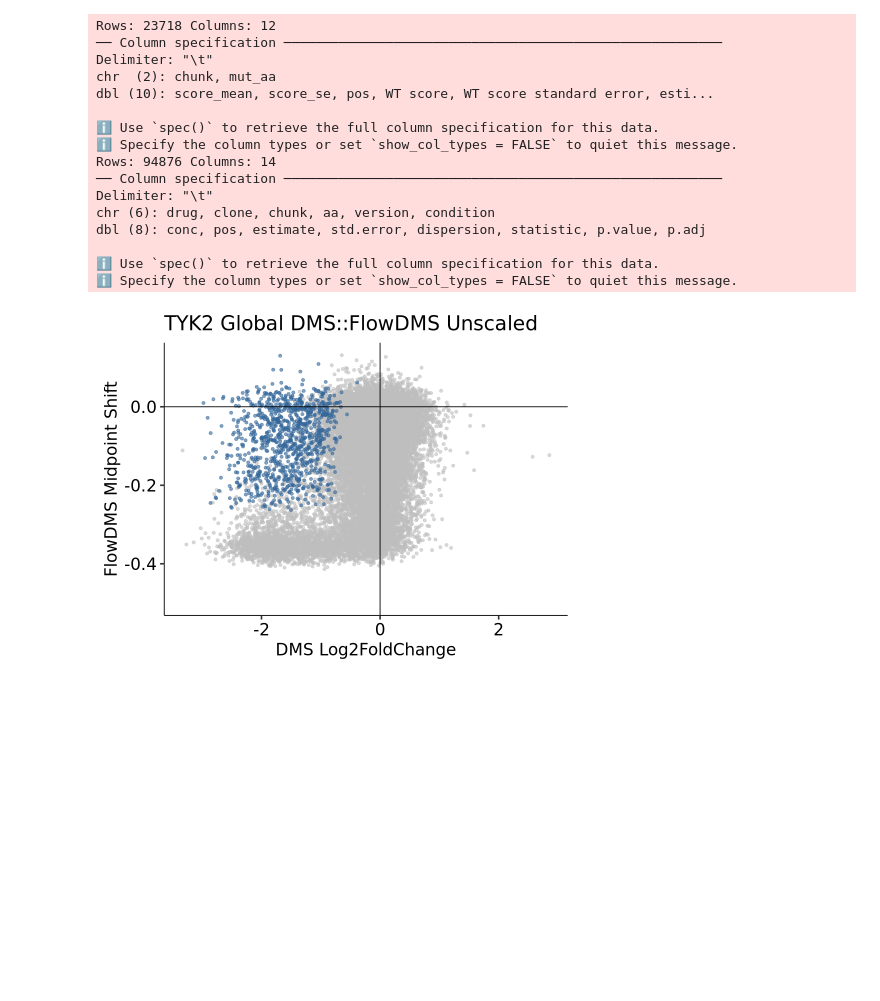
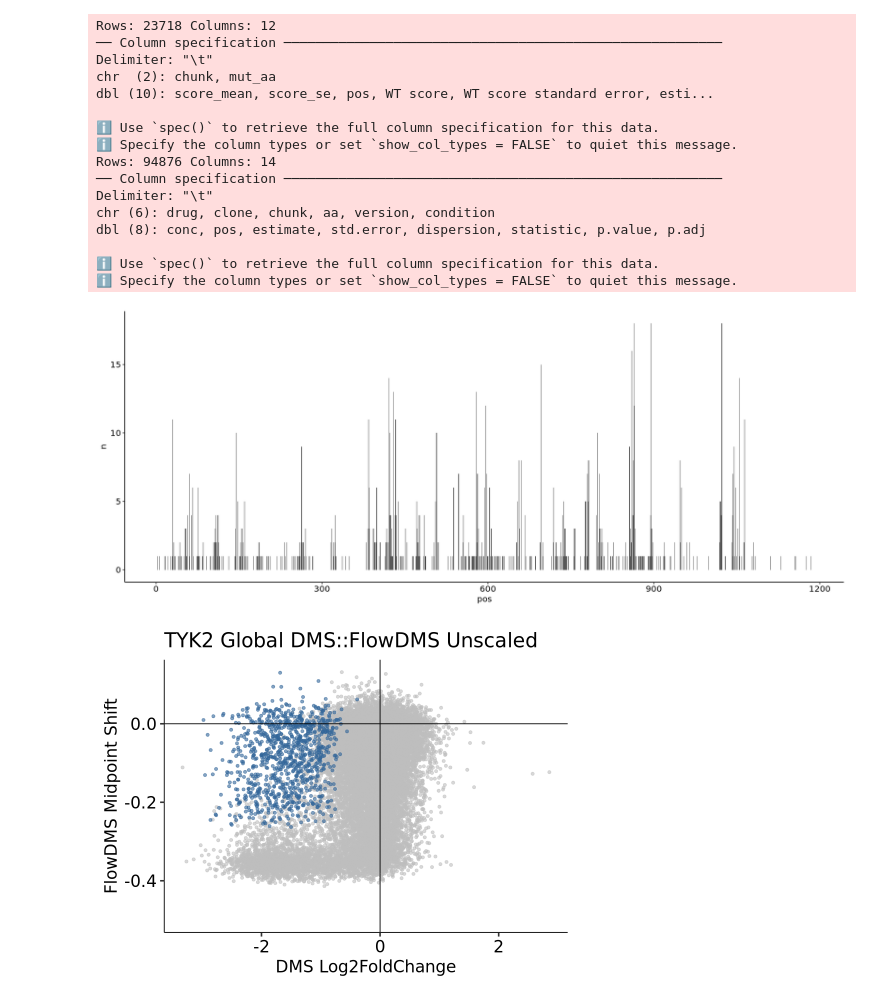
Before and after one commit to MiTPenguin/bms-dms, a Jupyter notebook: notebooks/TYK2-Rescale-Global.ipynb, the cells around one changed output. Saved outputs shown, nothing was run; the diff lists cells and outputs as text; code cells hidden in the pictures; blank space fills up the shorter version.

Commit message:
poscounts in nb and sumstats

```diff
--- a/notebooks/TYK2-Rescale-Global.ipynb
+++ b/notebooks/TYK2-Rescale-Global.ipynb
@@ -52,6 +52,22 @@ dbl (8): conc, pos, estimate, std.error, dispersion, statistic, p.value, p.adj
 
 ℹ Use `spec()` to retrieve the full column specification for this data.
 ℹ Specify the column types or set `show_col_types = FALSE` to quiet this message.
+# %%
+joined_unscaled_poscount <- joined_unscaled %>%
+    filter(DMS_FDR < 0.05,
+           DMS_Log2FoldChange < 0,
+           (FlowDMS_FDR > 0.1 | FlowDMS_MidpointShift > 0)) %>%
+    count(pos)
+
+joined_unscaled_poscount %>% write_tsv("../sumstats/DMS7-FLOW2-join-subset-poscount.tsv")
+
+options(repr.plot.width = 15, repr.plot.height = 6)
+joined_unscaled_poscount %>%
+    ggplot() +
+        geom_bar(aes(x = pos, y = n), stat = "identity") +
+        theme_pubr()
+# %% [output]
+[figure, added]
 # %%
 stop_scores <- midpoints %>%
     filter(mut_aa %in% c("X","*")) %>%
```
Also changed, not shown: 1 other file.
